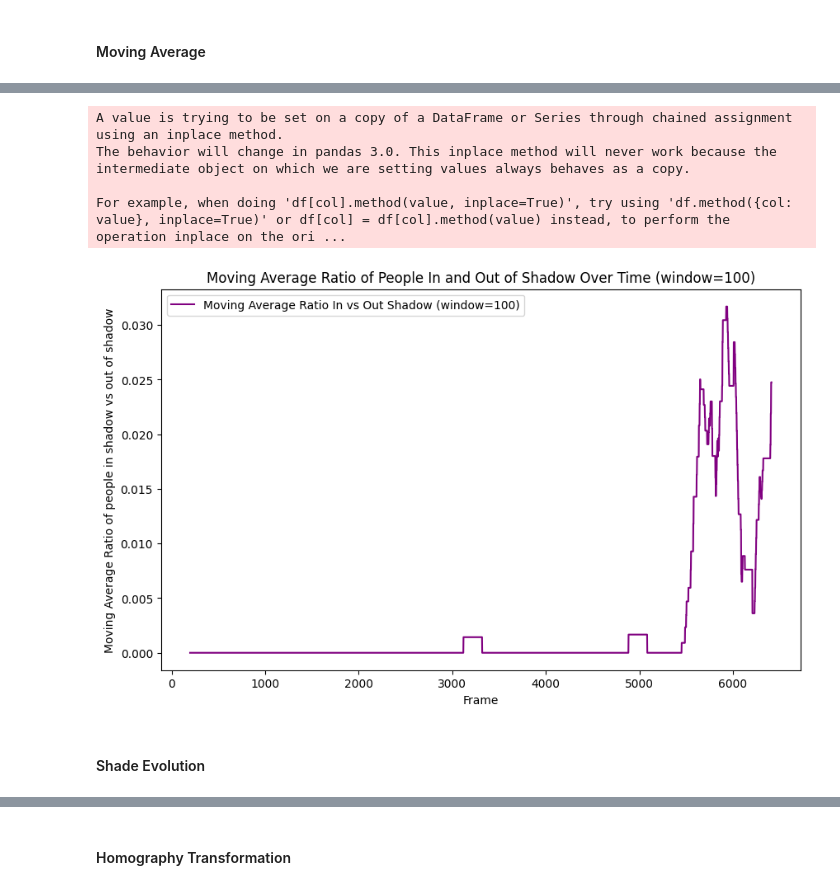
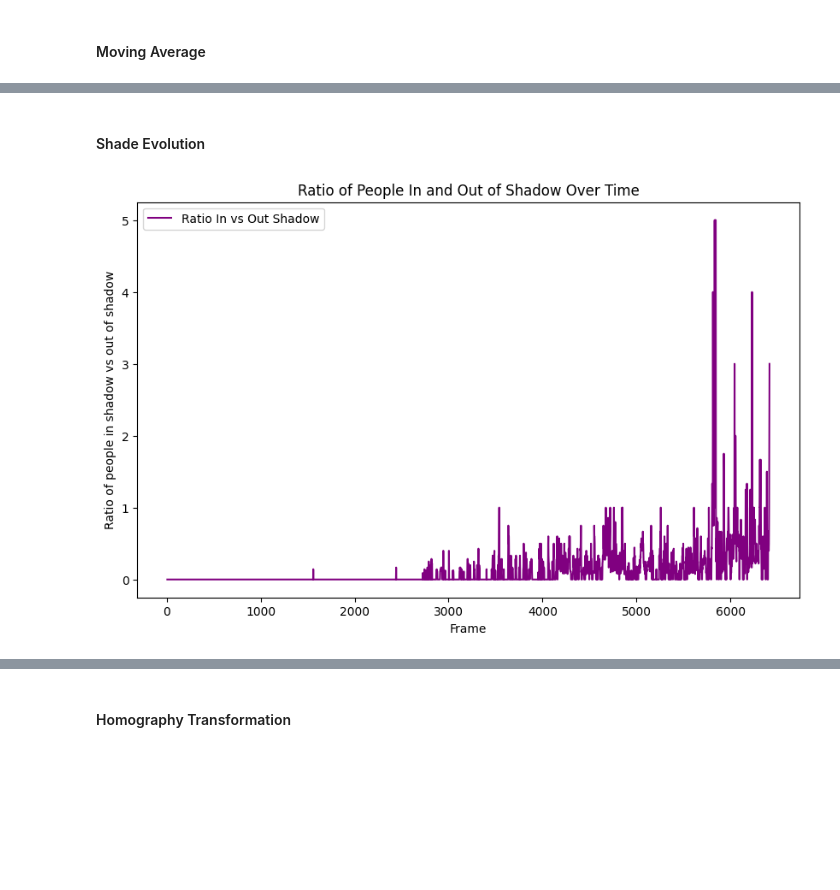
Before and after one commit to wendycao411/Pedestrian_Tracking, a Jupyter notebook: Pedestrian_Tracking.ipynb, the cells around one changed output, grey strips where cells are left out. Cells and saved outputs as stored; diff of their text form; code cells hidden in the pictures; blank space fills up the shorter version.

```diff
--- a/Pedestrian_Tracking.ipynb
+++ b/Pedestrian_Tracking.ipynb
@@ -558,31 +537,23 @@ plt.close(fig)
-# %%
-# Calculate the ratio of people in shade vs. out of shade
-df['ratio_in_vs_out'] = df['in_shadow'] / df['out_shadow']
-
-# Replace NaN and infinite values with zeros (or another value if appropriate)
-df['ratio_in_vs_out'].replace([np.inf, -np.inf], np.nan, inplace=True)
-df['ratio_in_vs_out'] = df['ratio_in_vs_out'].fillna(0)
-
-# Calculate the moving average for the ratio
-window_size = 100
-df['ma_ratio_in_vs_out'] = df['ratio_in_vs_out'].rolling(window=window_size).mean()
-
-fig, ax = plt.subplots(figsize=(10, 6))
-ax.plot(df['Frame'], df['ma_ratio_in_vs_out'], label=f'Moving Average Ratio In vs Out Shadow (window={window_size})', color='purple')
-ax.set_xlabel('Frame')
-ax.set_ylabel('Moving Average Ratio of people in shadow vs out of shadow')
-ax.set_title(f'Moving Average Ratio of People In and Out of Shadow Over Time (window={window_size})')
-ax.legend()
-
-# Save the current plot to the PDF
-pdf.savefig(fig)
-plt.show()
-plt.close(fig)
-# %% [output]
-A value is trying to be set on a copy of a DataFrame or Series through chained assignment using an inplace method.
-The behavior will change in pandas 3.0. This inplace method will never work because the intermediate object on which we are setting values always behaves as a copy.
-
-For example, when doing 'df[col].method(value, inplace=True)', try using 'df.method({col: value}, inplace=True)' or df[col] = df[col].method(value) instead, to perform the operation inplace on the ori ...
-[figure, removed]
 # %% [markdown]
 #### Shade Evolution
+# %%
+# Calculate the ratio of people in shade vs. out of shade
+count_df['ratio_in_vs_out'] = count_df['in_shadow'] / count_df['out_shadow']
+
+# Replace NaN values with zeros (or another value if appropriate)
+count_df['ratio_in_vs_out'] = count_df['ratio_in_vs_out'].fillna(0)
+
+# Plot the ratio
+fig, ax = plt.subplots(figsize=(10, 6))
+ax.plot(count_df['Frame'], count_df['ratio_in_vs_out'], label='Ratio In vs Out Shadow', color='purple')
+ax.set_xlabel('Frame')
+ax.set_ylabel('Ratio of people in shadow vs out of shadow')
+ax.set_title('Ratio of People In and Out of Shadow Over Time')
+ax.legend()
+
+# Save the current plot to the PDF
+pdf.savefig(fig)
+plt.show()
+plt.close(fig)
+# %% [output]
+[figure, added]
```
Also changed, not shown: parts of 21 cells of this notebook.
